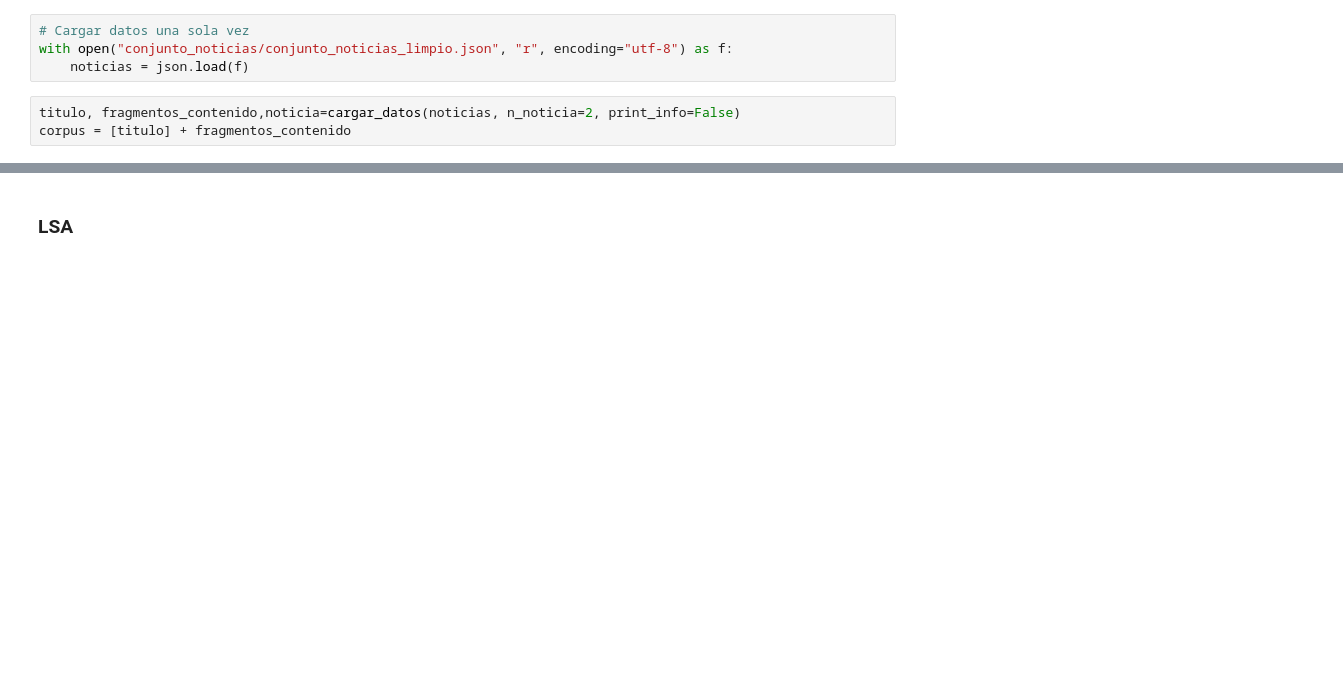
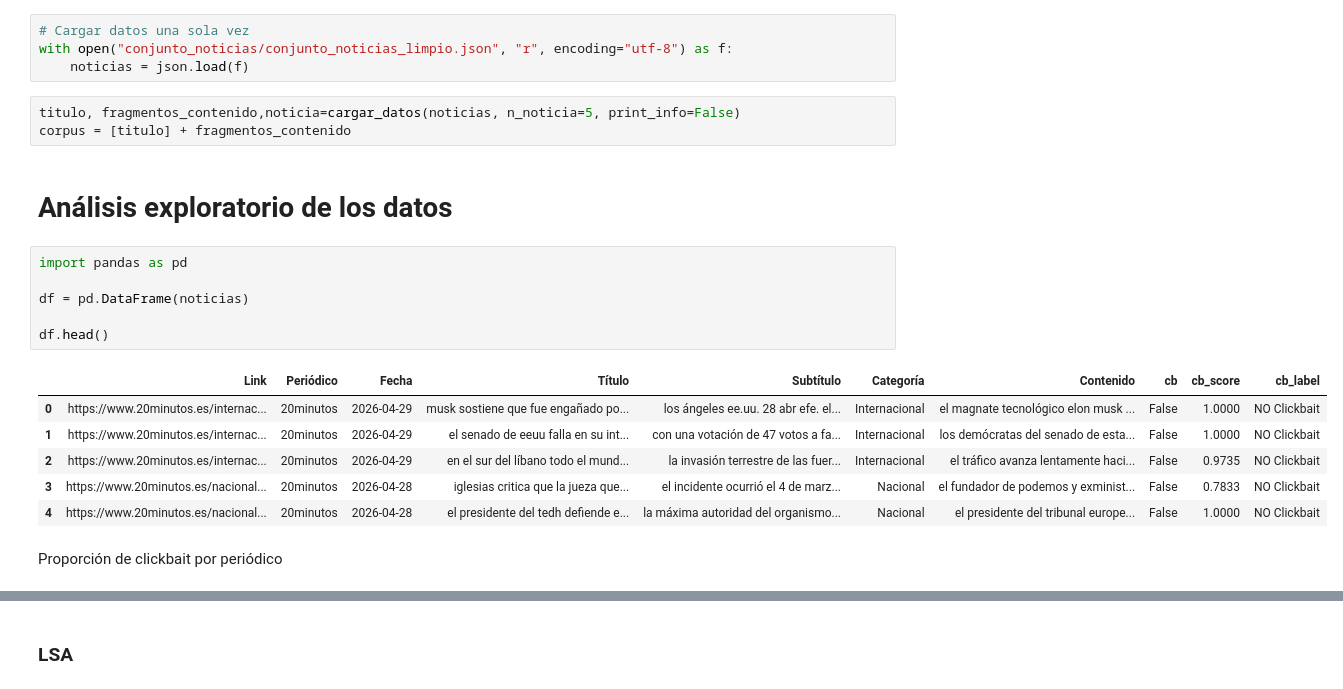
Before and after one commit to hepejaAED/ProyectoNLP, a Jupyter notebook: topic_modeling.ipynb, the cells around one changed output, grey strips where cells are left out. Cells and saved outputs as stored; diff of their text form; blank space fills up the shorter version.

Commit message:
análisis exploratorio

```diff
--- a/topic_modeling.ipynb
+++ b/topic_modeling.ipynb
@@ -418,5 +418,22 @@ def embedding_cross_encoder(corpus):
 with open("conjunto_noticias/conjunto_noticias_limpio.json", "r", encoding="utf-8") as f:
     noticias = json.load(f)
 # %%
-titulo, fragmentos_contenido,noticia=cargar_datos(noticias, n_noticia=2, print_info=False)
+titulo, fragmentos_contenido,noticia=cargar_datos(noticias, n_noticia=5, print_info=False)
 corpus = [titulo] + fragmentos_contenido
+# %% [markdown]
+# Análisis exploratorio de los datos
+# %%
+import pandas as pd
+
+df = pd.DataFrame(noticias)
+
+df.head()
+# %% [output]
+|  | Link | Periódico | Fecha | Título | Subtítulo | Categoría | Contenido | cb | cb_score | cb_label |
+| 0 | https://www.20minutos.es/internac... | 20minutos | 2026-04-29 | musk sostiene que fue engañado po... | los ángeles ee.uu. 28 abr efe. el... | Internacional | el magnate tecnológico elon musk ... | False | 1.0000 | NO Clickbait |
+| 1 | https://www.20minutos.es/internac... | 20minutos | 2026-04-29 | el senado de eeuu falla en su int... | con una votación de 47 votos a fa... | Internacional | los demócratas del senado de esta... | False | 1.0000 | NO Clickbait |
+| 2 | https://www.20minutos.es/internac... | 20minutos | 2026-04-29 | en el sur del líbano todo el mund... | la invasión terrestre de las fuer... | Internacional | el tráfico avanza lentamente haci... | False | 0.9735 | NO Clickbait |
+| 3 | https://www.20minutos.es/nacional... | 20minutos | 2026-04-28 | iglesias critica que la jueza que... | el incidente ocurrió el 4 de marz... | Nacional | el fundador de podemos y exminist... | False | 0.7833 | NO Clickbait |
+| 4 | https://www.20minutos.es/nacional... | 20minutos | 2026-04-28 | el presidente del tedh defiende e... | la máxima autoridad del organismo... | Nacional | el presidente del tribunal europe... | False | 1.0000 | NO Clickbait |
+# %% [markdown]
+Proporción de clickbait por periódico
```
Also changed, not shown: parts of 11 cells of this notebook.
